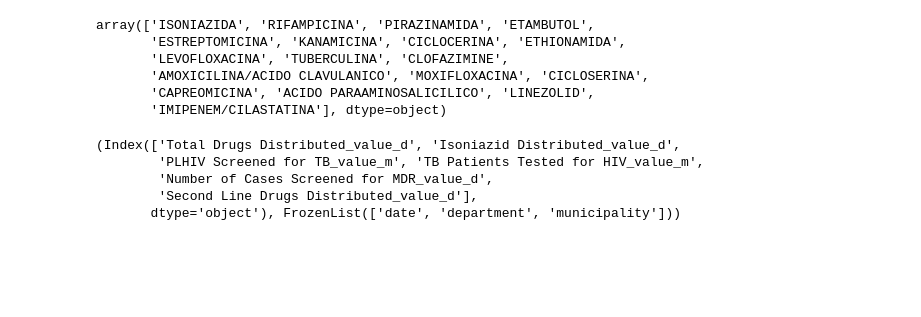
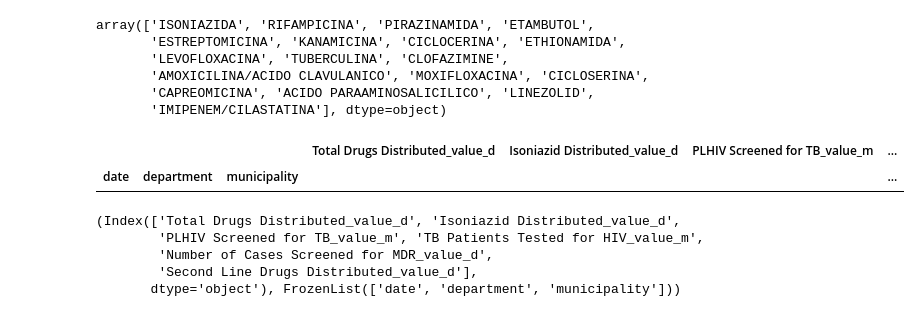
Before and after one commit to Guitlle/gf, a Jupyter notebook: impact_evaluation/gtm/pre_data_preparation.ipynb, the cells around one changed output. Drawn from its saved outputs; the diff is of its cells as text; code cells hidden in the pictures; blank space fills up the shorter version.

```diff
--- a/impact_evaluation/gtm/pre_data_preparation.ipynb
+++ b/impact_evaluation/gtm/pre_data_preparation.ipynb
@@ -608,11 +602,18 @@ meds2dl = distrMeds[distrMeds.Medicine.isin(segundaLinea)].groupby(["Year", "cod
 .rename_axis( index = {"Year": "date", "code_dept": "department"})\
 .rename("Second Line Drugs Distributed_value_d")
 # %%
-activities = pd.merge(meds, isod, left_index=True, right_index=True, how="outer")\
-            .merge(hivtb, left_index=True, right_index=True, how="outer")\
-            .merge(tbhivTx, left_index=True, right_index=True, how="outer")\
-            .merge(mdrSx, left_index=True, right_index=True, how="outer")\
-            .merge(meds2dl, left_index=True, right_index=True, how="outer")\
+activities = pd.merge(makeFullIndex(meds), makeFullIndex(isod), left_index=True, right_index=True, how="outer")\
+            .merge(makeFullIndex(hivtb), left_index=True, right_index=True, how="outer")\
+            .merge(makeFullIndex(tbhivTx), left_index=True, right_index=True, how="outer")\
+            .merge(makeFullIndex(mdrSx), left_index=True, right_index=True, how="outer")\
+            .merge(makeFullIndex(meds2dl), left_index=True, right_index=True, how="outer")\
+# %%
+activities[(activities.index.get_level_values("municipality") == 0) |
+       (activities.index.get_level_values("municipality") == "") |
+       (activities.index.get_level_values("municipality") == None)]
+# %% [output]
+|  |  |  | Total Drugs Distributed_value_d | Isoniazid Distributed_value_d | PLHIV Screened for TB_value_m | ... |
+| date | department | municipality |  |  |  | ... |
 # %%
 activities.to_csv("../../../Impact Evaluation/TB/activities.csv")
 # %%
```
Also changed, not shown: parts of 14 cells of this notebook.
